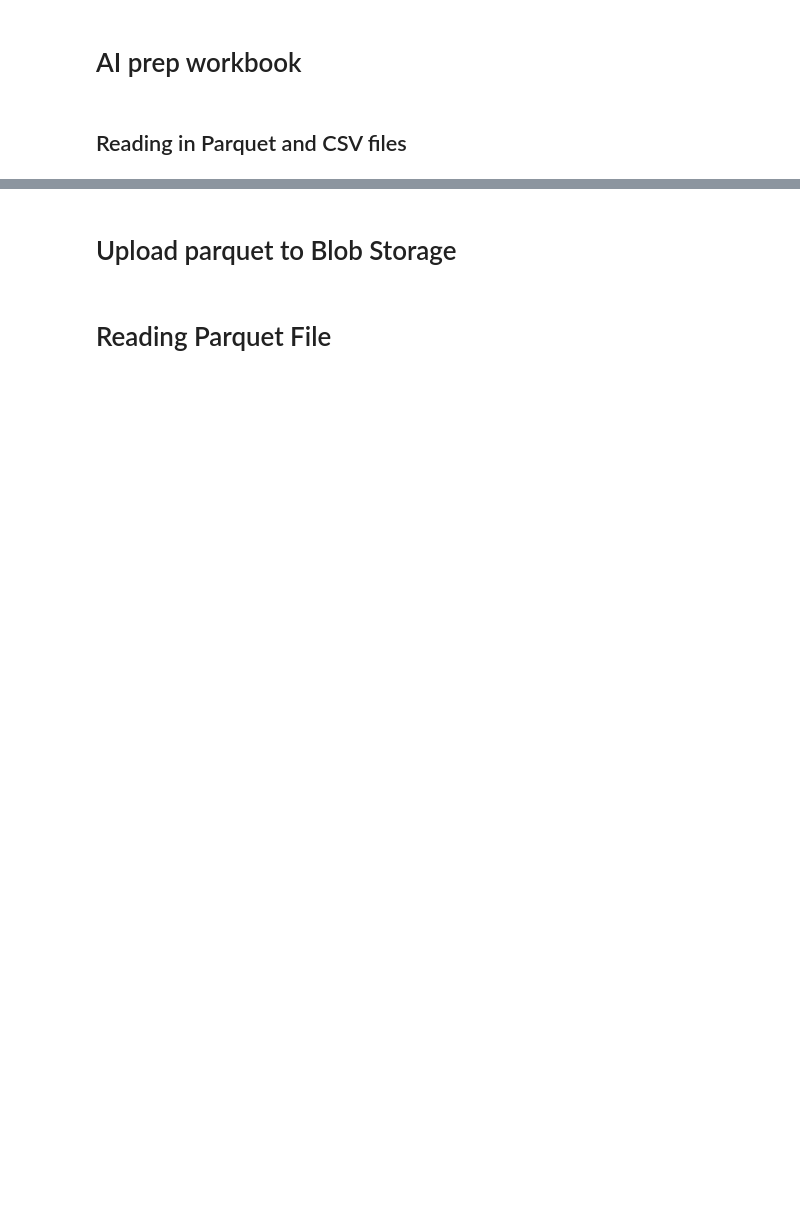
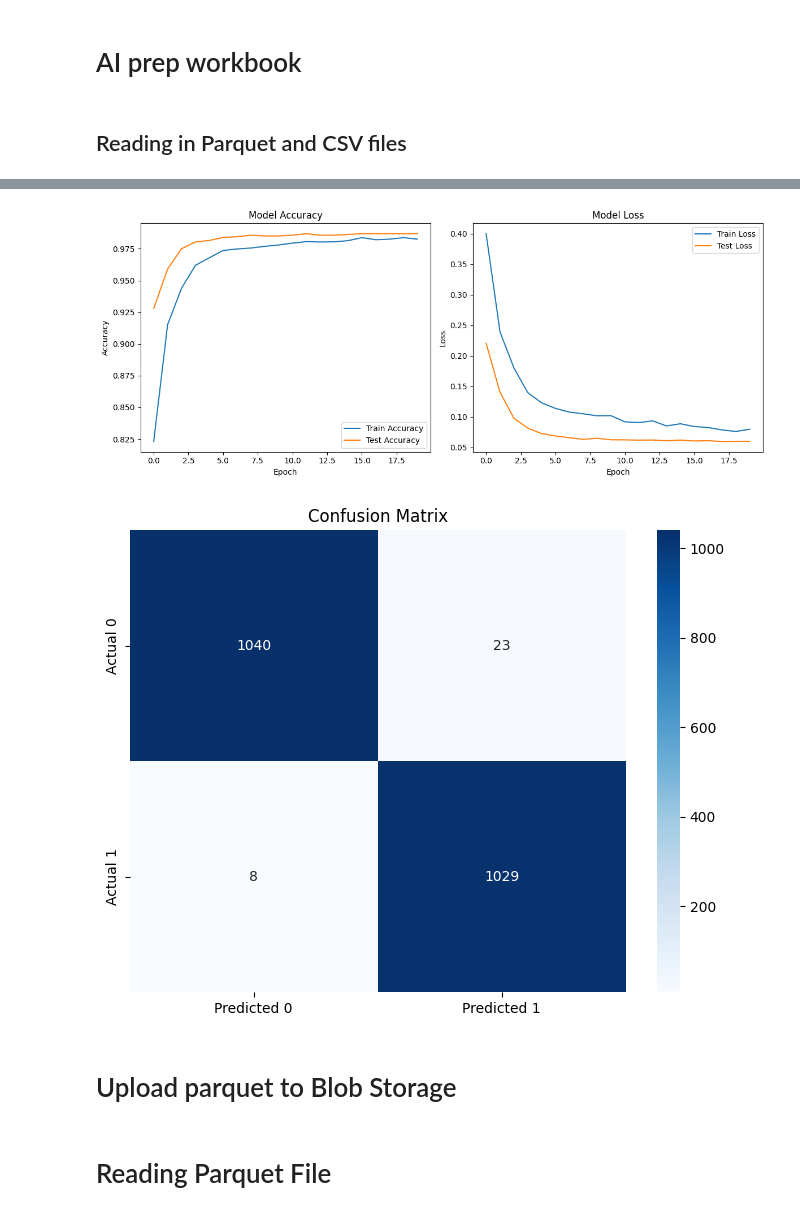
Before and after one commit to Dandata0101/mbs-transformers, a Jupyter notebook: test.ipynb, the cells around one changed output, grey strips where cells are left out. Drawn from its saved outputs; the diff is of its cells as text; code cells hidden in the pictures; blank space fills up the shorter version.

```diff
--- a/test.ipynb
+++ b/test.ipynb
@@ -43,0 +100,78 @@ df_dropped.to_parquet(output_file_sampledparquet)
+# %%
+import numpy as np
+import tensorflow as tf
+from tensorflow.keras import layers, models
+import matplotlib.pyplot as plt
+from sklearn.model_selection import train_test_split
+from sklearn.preprocessing import StandardScaler
+from sklearn.datasets import make_classification
+from sklearn.metrics import confusion_matrix, accuracy_score
+import seaborn as sns
+
+# Generate example dataset
+X, y = make_classification(n_samples=10500, n_features=20, n_classes=2, random_state=42)
+
+# Split the dataset into training and test sets
+X_train, X_test, y_train, y_test = train_test_split(X, y, test_size=0.2, random_state=42)
+
+# Data normalization
+scaler = StandardScaler()
+X_train = scaler.fit_transform(X_train)
+X_test = scaler.transform(X_test)
+
+# Define the model architecture
+model = models.Sequential([
+    layers.Dense(128, activation='relu', input_shape=(X_train.shape[1],)),
+    layers.Dropout(0.5),
+    layers.Dense(64, activation='relu'),
+    layers.Dropout(0.5),
+    layers.Dense(1, activation='sigmoid')
+])
+
+model.compile(optimizer='adam',
+              loss='binary_crossentropy',
+              metrics=['accuracy'])
+
+# Train the model
+history = model.fit(X_train, y_train, epochs=20, batch_size=32, validation_split=0.2)
+print('')
+# Predict and evaluate
+y_pred_prob = model.predict(X_test)
+print("Predictions shape:", y_pred_prob.shape)
+print("Number of predictions:", len(y_pred_prob))
+print("Number of test instances:", len(X_test))
+
+y_pred = (y_pred_prob > 0.5).astype(int)
+
+# Calculate and print model accuracy on the test dataset
+test_accuracy = accuracy_score(y_test, y_pred)
+print(f"Model Accuracy on Test Dataset: {test_accuracy:.2f}")
+
+
+# Visualization of training history
+plt.figure(figsize=(12, 5))
+plt.subplot(1, 2, 1)
+plt.plot(history.history['accuracy'], label='Train Accuracy')
+plt.plot(history.history['val_accuracy'], label='Test Accuracy')
+plt.title('Model Accuracy')
+plt.ylabel('Accuracy')
+plt.xlabel('Epoch')
+plt.legend()
+
+plt.subplot(1, 2, 2)
+plt.plot(history.history['loss'], label='Train Loss')
+plt.plot(history.history['val_loss'], label='Test Loss')
+plt.title('Model Loss')
+plt.ylabel('Loss')
+plt.xlabel('Epoch')
+plt.legend()
+plt.tight_layout()
+plt.show()
+
+# Calculate and display the confusion matrix
+conf_matrix = confusion_matrix(y_test, y_pred)
+plt.figure(figsize=(8, 6))
+sns.heatmap(conf_matrix, annot=True, fmt='d', cmap='Blues', xticklabels=['Predicted 0', 'Predicted 1'], yticklabels=['Actual 0', 'Actual 1'])
+plt.title('Confusion Matrix')
+plt.show()
+# %% [output]
@@ -44,3 +196,5 @@ df_dropped.to_parquet(output_file_sampledparquet)
+[figure, added]
+[figure, added]
 # %% [markdown]
 # Upload parquet to Blob Storage
 # %%
```
Also changed, not shown: parts of 11 cells of this notebook.
